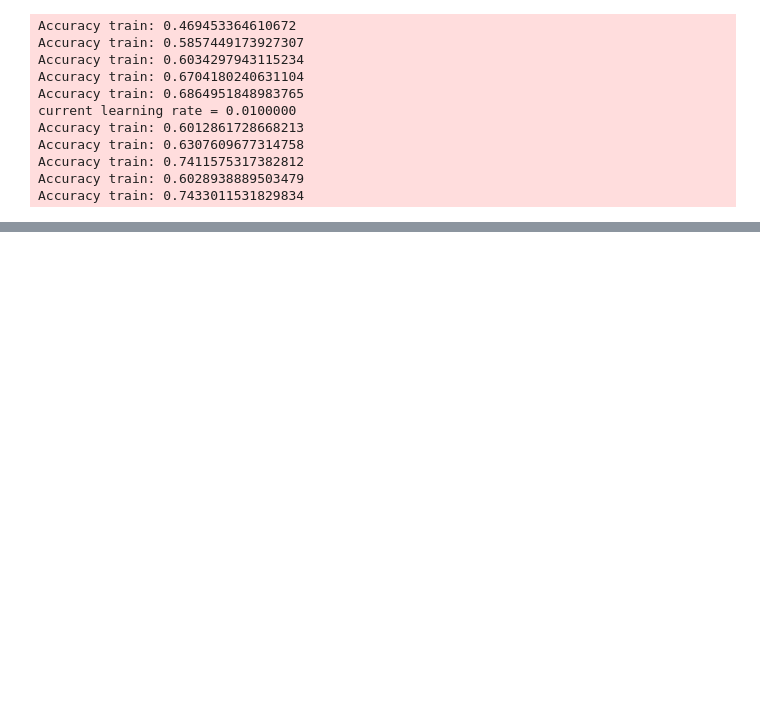
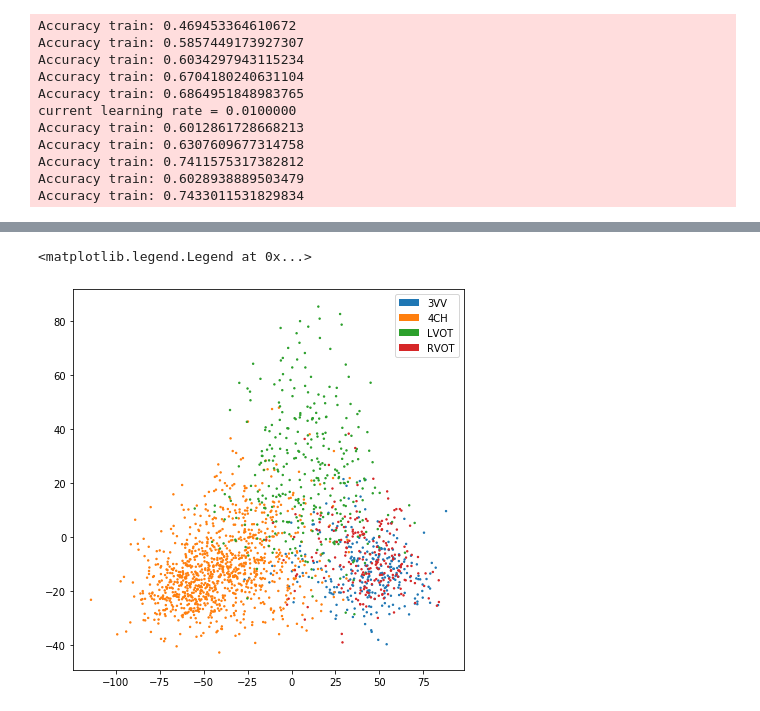
Before and after one commit to einbandi/latent-projective-interventions, a Jupyter notebook: sononet-ptsne.ipynb, the cells around one changed output, grey strips where cells are left out. Cells and saved outputs as stored; diff of their text form; code cells hidden in the pictures; blank space fills up the shorter version.

```diff
--- a/sononet-ptsne.ipynb
+++ b/sononet-ptsne.ipynb
@@ -287,0 +318,29 @@ tensor([0, 0, 0, 0, 0, 0, 0, 0, 0, 0, 0, 0, 0, 0, 0, 0, 0, 0, 0, 0, 0, 0, 0, 0,
+# %%
+shifted_dataset = AlteredUSDataset((card_images_train, card_labels_train, shifted_train), transform=ds_transform['train'])
+shifted_loader = DataLoader(shifted_dataset, batch_size=batch_size, shuffle=True)
+shifted_dataset_no_tf = AlteredUSDataset((card_images_train, card_labels_train, shifted_train), transform=ds_transform['valid'])
+shifted_loader_noshuffle = DataLoader(shifted_dataset_no_tf, batch_size=batch_size, shuffle=False)
+# %%
+model.optimizer.param_groups[0]['lr'] = 0.01
+for epoch in tqdm(range(1, 21)):
+    for (images, labels, emb) in shifted_loader:
+        # Make a training update
+        model.net.train()
+        model.set_input(images, labels)
+        model.optimize_parameters_altered(ptsne, emb.cuda(), 0.3)
+
+    if epoch % 2 == 0:
+        #model.save(epoch)
+        print_accuracy(model, 'train')
+        print_accuracy(model, 'test')
+
+    if epoch == 15:
+        model.optimizer.param_groups[0]['lr'] = 0.001
+
+    # if epoch == 25:
+    #     model.update_learning_rate()
+
+        #model.update_learning_rate(metric=valid_err, epoch=epoch)
+# %%
+only_classification_train = get_logits(model, 'train', softmax=False)
+only_classification_test = get_logits(model, 'test', softmax=False)
@@ -287,0 +350,14 @@ tensor([0, 0, 0, 0, 0, 0, 0, 0, 0, 0, 0, 0, 0, 0, 0, 0, 0, 0, 0, 0, 0, 0, 0, 0,
+# %%
+projected_altered = ptsne(only_classification_train[0].cuda()).cpu().detach()
+fig = plt.figure(figsize=(7,7))
+ax = fig.add_subplot(111)
+colors = [plt.cm.tab10.colors[i] for i in only_classification_train[1]]
+ax.scatter(projected_altered[:,0], projected_altered[:,1], c=colors, s=2)
+#ax.set_aspect(1)
+recs = []
+for i in range(0,4):
+    recs.append(mpatches.Rectangle((0,0),1,1,fc=plt.cm.tab10.colors[i]))
+ax.legend(recs, [i.decode('UTF-8') for i in us_data['label_names'].value[cardiac_classes]],loc=1)
+# %% [output]
+<matplotlib.legend.Legend at 0x...>
+[figure, added]
```
Also changed, not shown: parts of 27 cells of this notebook.
